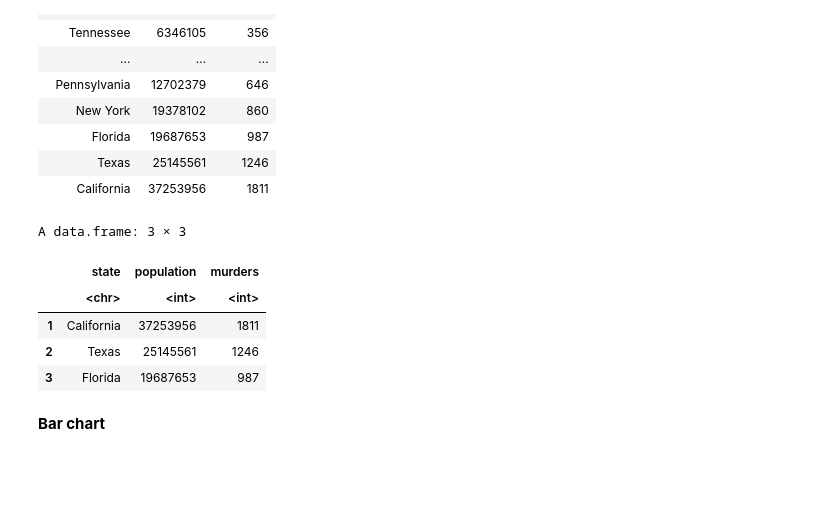
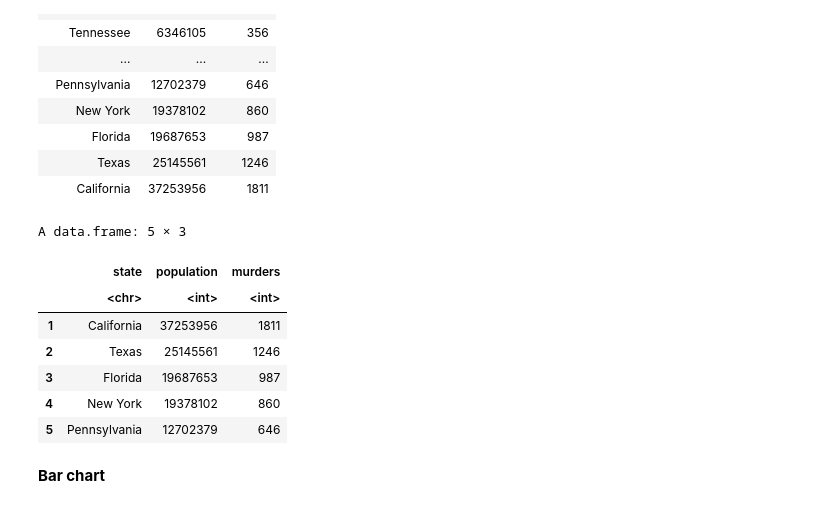
Before and after one commit to rssmahesh1/PDS2021, a Jupyter notebook: Intro.ipynb, the cells around one changed output. Drawn from its saved outputs; the diff is of its cells as text; code cells hidden in the pictures; blank space fills up the shorter version.

```diff
--- a/Intro.ipynb
+++ b/Intro.ipynb
@@ -856,14 +994,16 @@ A data.frame: 25 × 3
 | Texas | 25145561 | 1246 |
 | California | 37253956 | 1811 |
 # %%
-arrange(mydata,desc(murders))%>% select(state,population,murders)%>%head(3)
+arrange(mydata,desc(murders))%>% select(state,population,murders)%>%head(5)
 # %% [output]
-A data.frame: 3 × 3
+A data.frame: 5 × 3
 |  | state | population | murders |
 |  | <chr> | <int> | <int> |
 | 1 | California | 37253956 | 1811 |
 | 2 | Texas | 25145561 | 1246 |
 | 3 | Florida | 19687653 | 987 |
+| 4 | New York | 19378102 | 860 |
+| 5 | Pennsylvania | 12702379 | 646 |
 # %% [markdown]
 **Bar chart**
 # %%
```
Also changed, not shown: parts of 32 cells of this notebook.
